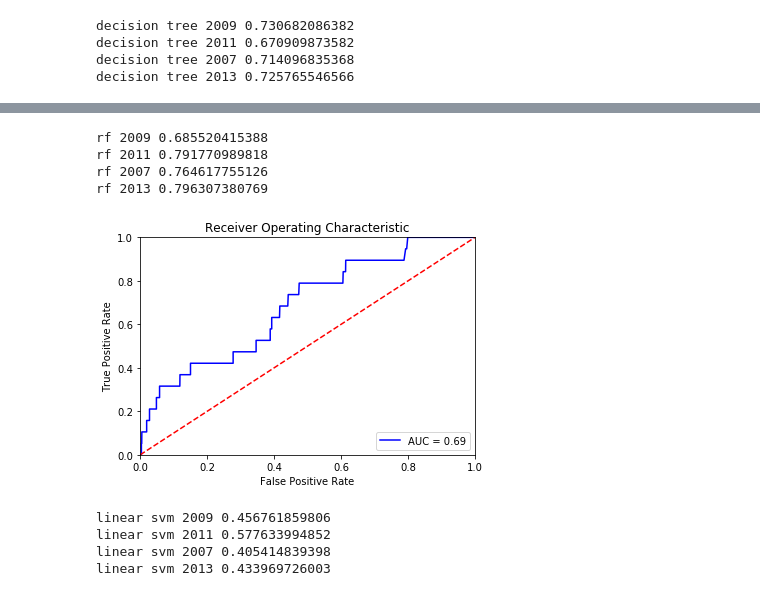
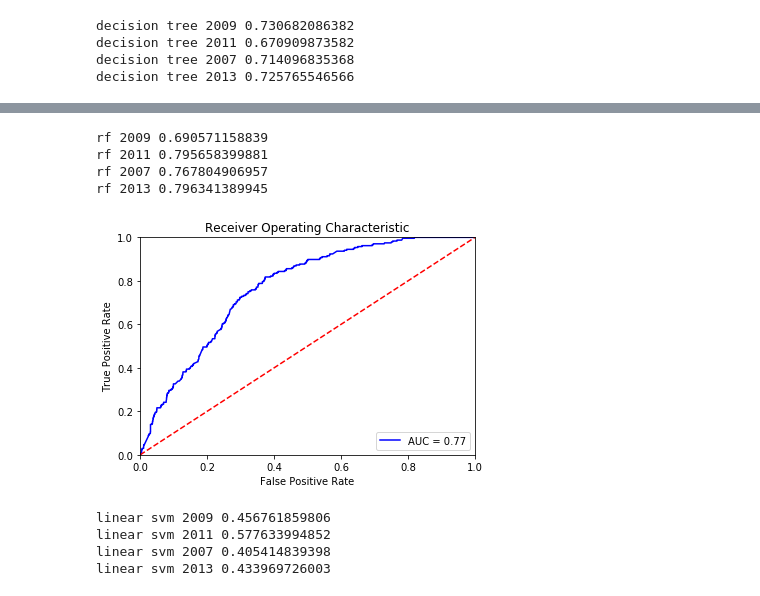
Before and after one commit to yupei1990/EECS571_Project_Kaggle_West_Nile_Virus, a Jupyter notebook: scripts/west_nile_virus.ipynb, the cells around one changed output, grey strips where cells are left out. Saved outputs shown, nothing was run; the diff lists cells and outputs as text; code cells hidden in the pictures.

```diff
--- a/scripts/west_nile_virus.ipynb
+++ b/scripts/west_nile_virus.ipynb
@@ -73,7 +73,7 @@ train = train.loc[:, ["Species", "Tmax_x", "PrecipTotal_x", "month", "day", "yea
 # %% [markdown]
 ## Train Test split based on year and train classifiers
 # %%
-preds = dict()
+dt_preds = dict()
 for year in set(train.year):
     X_train = train.loc[train.year.values != year]
     X_test  = train.loc[train.year.values == year]
@@ -85,7 +85,7 @@ for year in set(train.year):
     clf.fit(X_train, y_train)
     predictions = clf.predict_proba(X_test)[:,1]
     roc_auc = roc_auc_score(y_test, predictions)
-    preds[year] = (y_test, predictions, roc_auc)
+    dt_preds[year] = (y_test, predictions, roc_auc)
     print "decision tree", year, roc_auc
 # %% [output]
 decision tree 2009 0.730682086382
@@ -95,5 +109,5 @@ decision tree 2013 0.725765546566
 # %%
-preds = dict()
+rf_preds = dict()
 for year in set(train.year):
     X_train = train.loc[train.year.values != year]
     X_test  = train.loc[train.year.values == year]
@@ -105,25 +119,25 @@ for year in set(train.year):
     clf.fit(X_train, y_train)
     predictions = clf.predict_proba(X_test)[:,1]
     roc_auc = roc_auc_score(y_test, predictions)
-    preds[year] = (y_test, predictions, roc_auc)
+    rf_preds[year] = (y_test, predictions, roc_auc)
     print "rf", year, roc_auc
 # %% [output]
-rf 2009 0.685520415388
-rf 2011 0.791770989818
-rf 2007 0.764617755126
-rf 2013 0.796307380769
+rf 2009 0.690571158839
+rf 2011 0.795658399881
+rf 2007 0.767804906957
+rf 2013 0.796341389945
 # %%
-fpr, tpr, threshold = roc_curve(preds['2009'][0], preds['2009'][1])
+fpr, tpr, threshold = roc_curve(rf_preds['2007'][0], rf_preds['2007'][1])
 
 plt.title('Receiver Operating Characteristic')
-plt.plot(fpr, tpr, 'b', label = 'AUC = %0.2f' % preds['2009'][2])
+plt.plot(fpr, tpr, 'b', label = 'AUC = %0.2f' % rf_preds['2007'][2])
 plt.legend(loc = 'lower right')
 plt.plot([0, 1], [0, 1],'r--')
 plt.xlim([0, 1])
 plt.ylim([0, 1])
 plt.ylabel('True Positive Rate')
 plt.xlabel('False Positive Rate')
 plt.show()
 # %% [output]
-[figure, old version]
+[figure, new version]
 # %%
```
Also changed, not shown: parts of 7 cells of this notebook, 3 other files.
